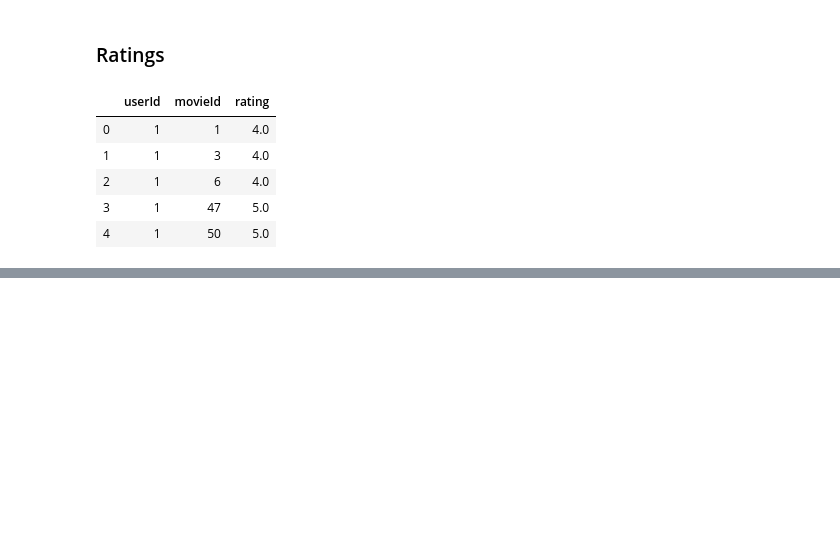
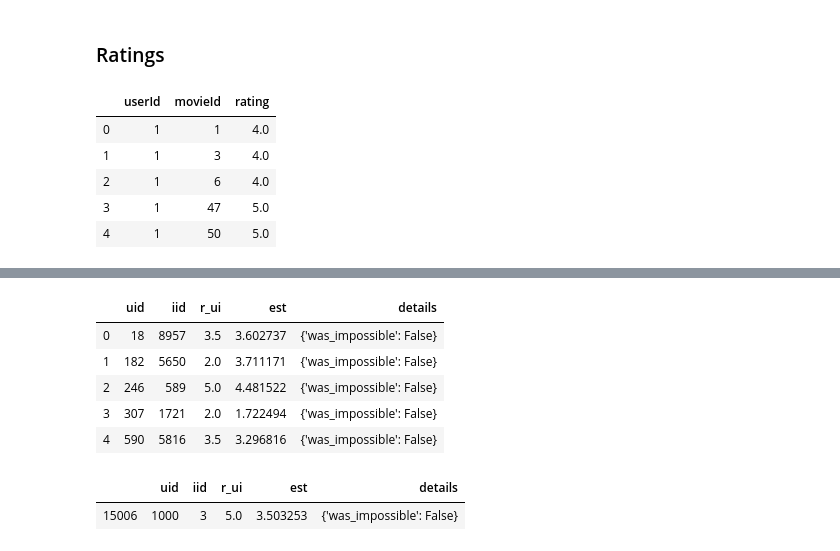
Before and after one commit to lecritch/Rate-5-Get-5-Movie-Recommendation-System, a Jupyter notebook: notebooks/exploratory/lc_explore/08_app_demo_data.ipynb, the cells around one changed output, grey strips where cells are left out. Drawn from its saved outputs; the diff is of its cells as text; code cells hidden in the pictures; blank space fills up the shorter version.

```diff
--- a/notebooks/exploratory/lc_explore/08_app_demo_data.ipynb
+++ b/notebooks/exploratory/lc_explore/08_app_demo_data.ipynb
@@ -135,0 +298,26 @@ ratings.head()
+# %%
+new_user = [{'userId': '1000', 'movieId': '1', 'rating': 2}, {'userId': '1000', 'movieId': '3','rating': 5},
+            {'userId': '1000', 'movieId': '6', 'rating': 2.5}, {'userId': '1000', 'movieId': '47', 'rating': 4.5},
+            {'userId': '1000', 'movieId': '50', 'rating': 3}]
+# %%
+combined_ratings = ratings.append(new_user, ignore_index = True)
+data = Dataset.load_from_df(combined_ratings, reader)
+# %%
+traintset, testset = train_test_split(data, random_state = 15)
+# %%
+preds = svdpp.test(testset)
+# %%
+preds_df = pd.DataFrame(preds)
+preds_df.head()
+# %% [output]
+|  | uid | iid | r_ui | est | details |
+| 0 | 18 | 8957 | 3.5 | 3.602737 | {'was_impossible': False} |
+| 1 | 182 | 5650 | 2.0 | 3.711171 | {'was_impossible': False} |
+| 2 | 246 | 589 | 5.0 | 4.481522 | {'was_impossible': False} |
+| 3 | 307 | 1721 | 2.0 | 1.722494 | {'was_impossible': False} |
+| 4 | 590 | 5816 | 3.5 | 3.296816 | {'was_impossible': False} |
+# %%
+movies['title'][-5:-1]
+# %% [output]
+|  | uid | iid | r_ui | est | details |
+| 15006 | 1000 | 3 | 5.0 | 3.503253 | {'was_impossible': False} |
```
Also changed, not shown: parts of 25 cells of this notebook, 6 other files.
